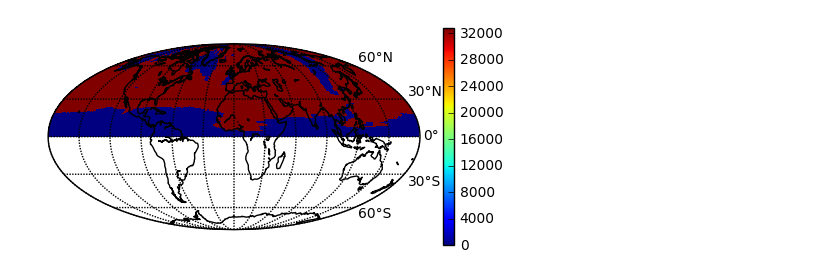
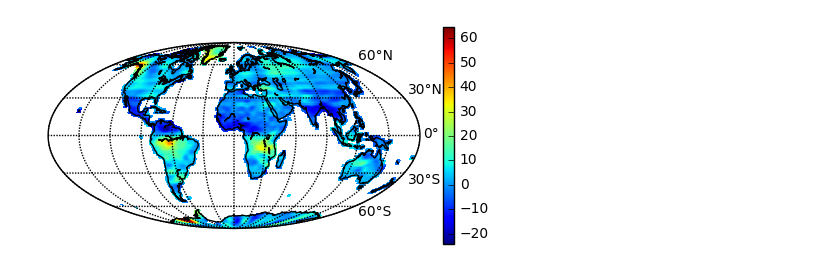
Before and after one commit to amrhein/freshwaterhack, a Jupyter notebook: grace_wells.ipynb, the cells around one changed output. Cells and saved outputs as stored; diff of their text form; code cells hidden in the pictures.

Commit message:
Fixed plot orientation

```diff
--- a/grace_wells.ipynb
+++ b/grace_wells.ipynb
@@ -18,32 +18,33 @@ from scipy import stats
 # %%
 data = Dataset('GRCTellus.JPL.200204_201607.LND.RL05_1.DSTvSCS1411.nc')
 
-rmap = data['lwe_thickness'][0,:,:].data
-lon_g = np.arange(-180,180)
-lat_g = np.arange(0,180)
+rmap = data['lwe_thickness'][0,:,:]
+#lon_g = np.arange(-180,180)
+lon_g = np.arange(0,360)
+lat_g = np.arange(-90,90)
 
 plt.figure()
 m = Basemap(projection='moll',llcrnrlat=-87,urcrnrlat=81,lon_0=0,\
             llcrnrlon=0,urcrnrlon=360,resolution='c');
 # draw parallels and meridians.
 parallels = np.arange(-90.,90.,30.)
 # Label the meridians and parallels
 m.drawparallels(parallels,labels=[False,True,True,False])
 # Draw Meridians and Labels
 meridians = np.arange(-180.,181.,30.)
 m.drawmeridians(meridians)
 #m.drawmapboundary(fill_color='white')
 
 x,y = np.meshgrid(lon_g[:], lat_g[:])
 
 ax = plt.gca()
 masked_array = np.ma.array(rmap, mask=np.isnan(rmap))
 #cmap = matplotlib.m.jet
 #cmap.set_bad('white',1.0)
 
 im1 = m.pcolormesh(x,y,rmap,shading='flat',latlon=True);
 im2 = m.pcolormesh(x,y,masked_array,shading='flat',latlon=True);
 m.drawcoastlines();
 cbar = plt.colorbar(shrink=.7)
 # %% [output]
-[figure, old version]
+[figure, new version]
```
Also changed, not shown: parts of 1 cell of this notebook.
